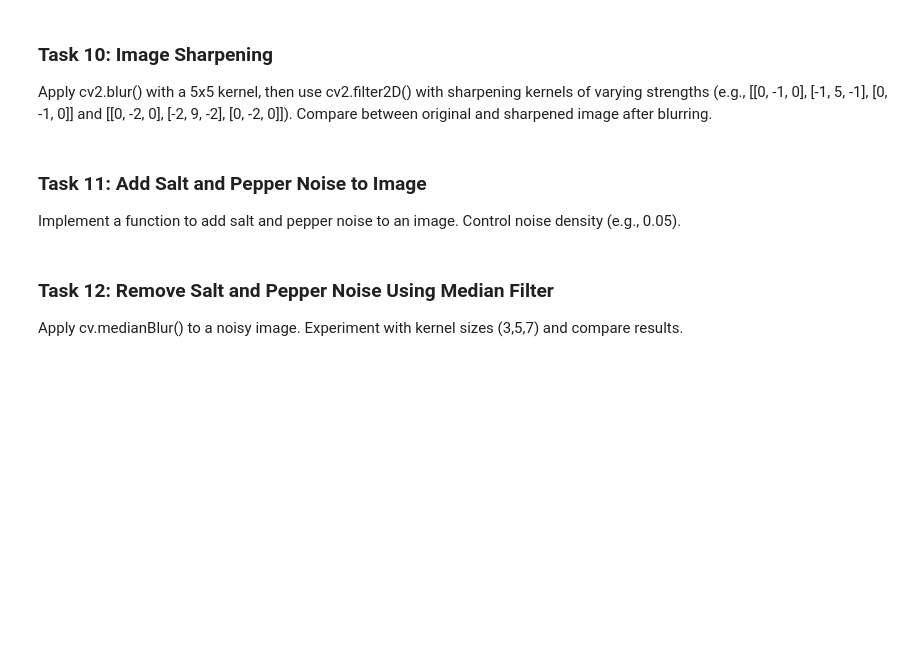
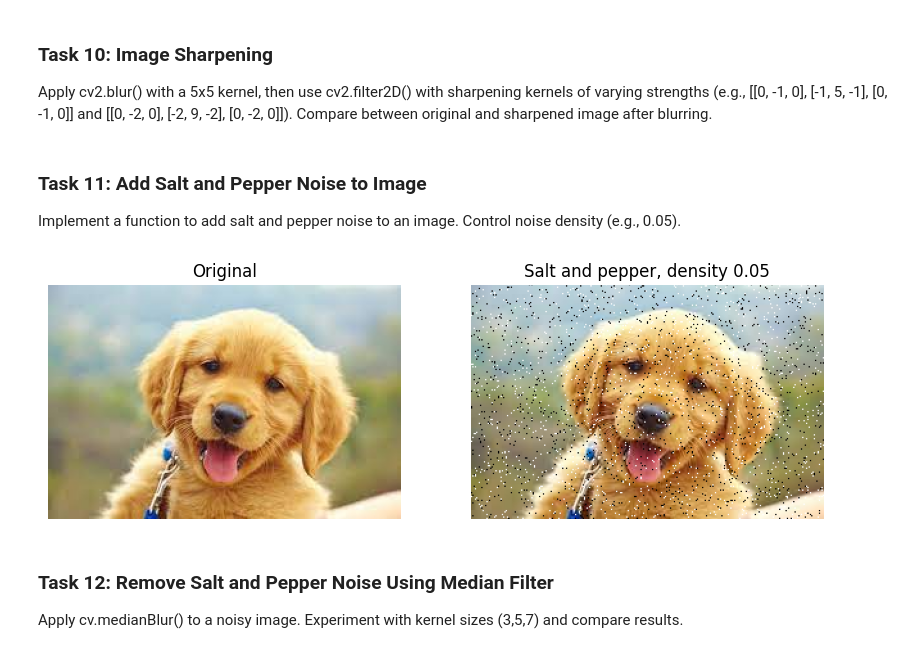
Before and after one commit to hobibat/SkyXperts-Vision-Course, a Jupyter notebook: tasks/tasks1.ipynb, the cells around one changed output. Saved outputs shown, nothing was run; the diff lists cells and outputs as text; code cells hidden in the pictures; blank space fills up the shorter version.

```diff
--- a/tasks/tasks1.ipynb
+++ b/tasks/tasks1.ipynb
@@ -286,10 +320,31 @@ Implement a function to add salt and pepper noise to an image. Control noise den
 # %%
 # Your code here
 def add_salt_pepper_noise(image, density=0.05):
-    # Implement using random pixels set to 0 or 255
-    pass
+    noise_img= image.copy()
+    h, w =noise_img.shape[:2]
+    rand= np.random.rand(h, w)
+    noise_img[rand<density/2]=0
+    noise_img[rand>1-density/2]=255
+    return noise_img
 
-# Apply to an image and display
+# Apply to an image qand display
+noise_img = add_salt_pepper_noise(img2, 0.05)
+
+plt.figure(figsize=(10, 5))
+
+plt.subplot(1, 2, 1)
+plt.imshow(cv.cvtColor(img2, cv.COLOR_BGR2RGB))
+plt.title("Original")
+plt.axis("off")
+
+plt.subplot(1, 2, 2)
+plt.imshow(cv.cvtColor(noise_img, cv.COLOR_BGR2RGB))
+plt.title("Salt and pepper, density 0.05")
+plt.axis("off")
+
+plt.show()
+# %% [output]
+[figure, added]
 # %% [markdown]
 ### Task 12: Remove Salt and Pepper Noise Using Median Filter
 Apply cv.medianBlur() to a noisy image. Experiment with kernel sizes (3,5,7) and compare results.
```
Also changed, not shown: parts of 14 cells of this notebook, 5 other files.
